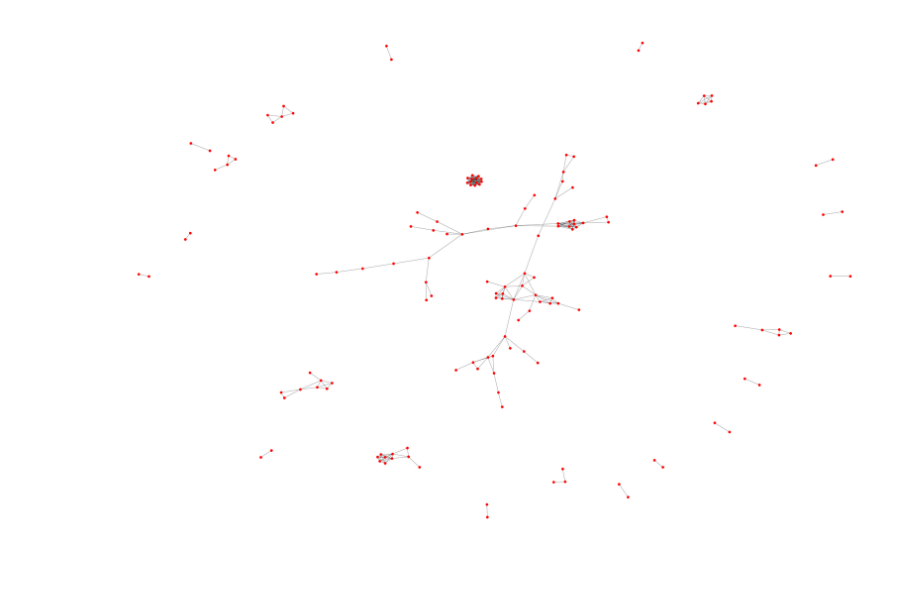
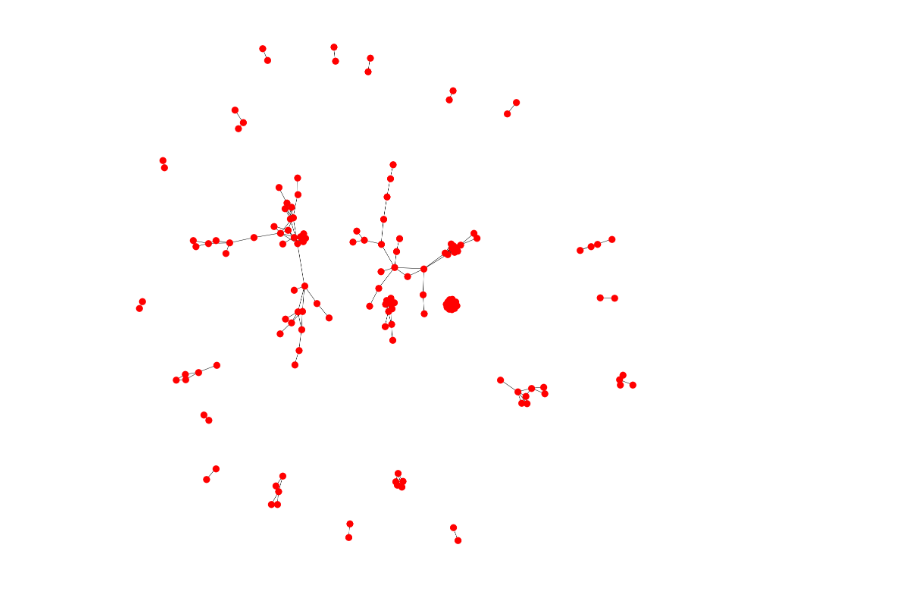
Before and after one commit to jyjenny/bcbbiohacks2018, a Jupyter notebook: ppi_plot.ipynb, the cells around one changed output. Saved outputs shown, nothing was run; the diff lists cells and outputs as text; code cells hidden in the pictures.

Commit message:
cleaned ppi_plot

```diff
--- a/ppi_plot.ipynb
+++ b/ppi_plot.ipynb
@@ -31,6 +28,6 @@ communities = sorted(map(sorted, next_level_communities))
 # %%
-fig = plt.figure(figsize=(75, 50))
+fig = plt.figure(figsize=(20, 20))
 nx.draw_spring(g)
 plt.show()
 # %% [output]
-[figure, old version]
+[figure, new version]
```
Also changed, not shown: parts of 14 cells of this notebook.
